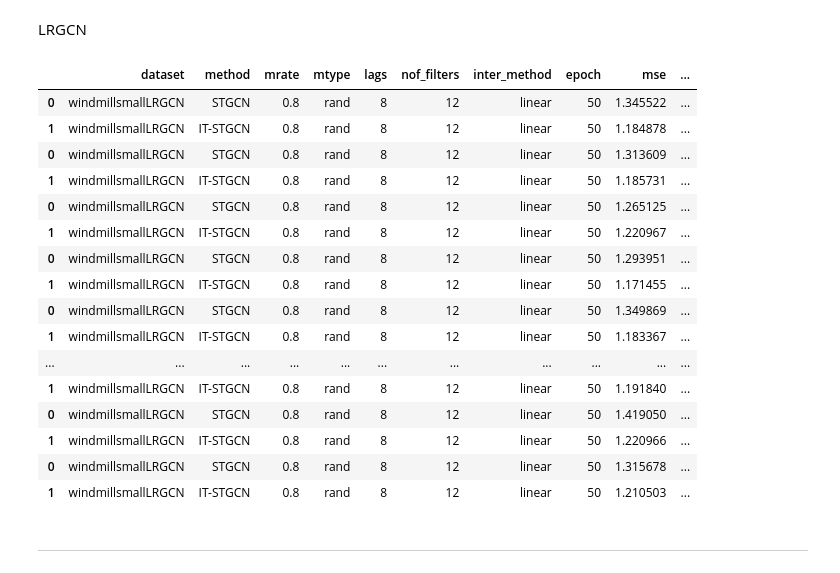
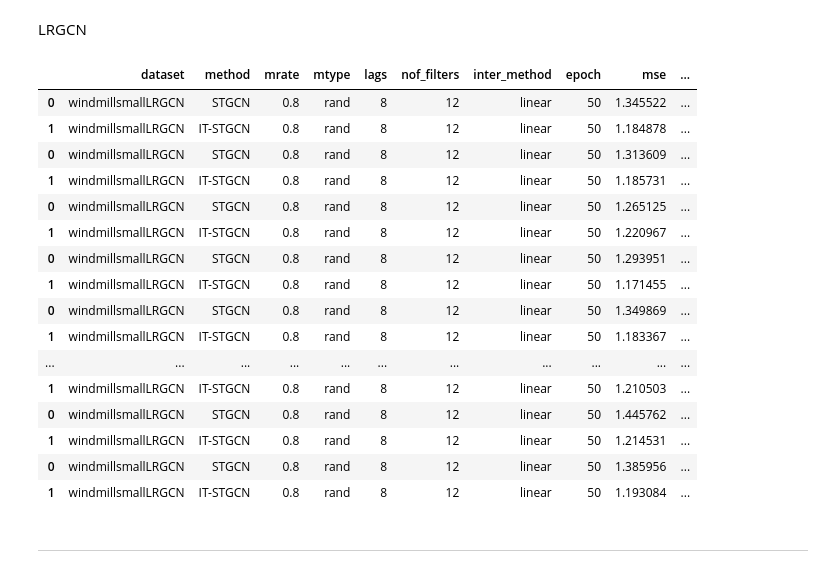
Before and after one commit to seoyeonc/ITTGNN_blog, a Jupyter notebook: posts/2_research/done.ipynb, the cells around one changed output. Cells and saved outputs as stored; diff of their text form; code cells hidden in the pictures.

```diff
--- a/posts/2_research/done.ipynb
+++ b/posts/2_research/done.ipynb
@@ -211,38 +222,40 @@ pd.concat([pd.read_csv('./simulation_results/2024-02-07_11-03-03.csv'), # 1
            pd.read_csv('./simulation_results/2024-02-07_20-27-31.csv'), # 2
            pd.read_csv('./simulation_results/2024-02-08_05-56-58.csv'), # 3
            pd.read_csv('./simulation_results/2024-02-09_04-47-47.csv'), # 4
            pd.read_csv('./simulation_results/2024-02-09_14-20-24.csv'), # 5
            pd.read_csv('./simulation_results/2024-02-09_23-33-55.csv'), # 6
            pd.read_csv('./simulation_results/2024-02-10_08-58-42.csv'), # 7
            pd.read_csv('./simulation_results/2024-02-10_18-19-14.csv'), # 8
            pd.read_csv('./simulation_results/2024-02-11_03-42-11.csv'), # 9
            pd.read_csv('./simulation_results/2024-02-11_13-04-46.csv'), # 10
            pd.read_csv('./simulation_results/2024-02-11_22-29-17.csv'), # 11
            pd.read_csv('./simulation_results/2024-02-12_07-55-55.csv'), # 12
            pd.read_csv('./simulation_results/2024-02-12_17-16-34.csv'), # 13
            pd.read_csv('./simulation_results/2024-02-13_02-34-46.csv'), # 14
            pd.read_csv('./simulation_results/2024-02-13_11-56-39.csv'), # 15
            pd.read_csv('./simulation_results/2024-02-13_21-22-01.csv'), # 16
            pd.read_csv('./simulation_results/2024-02-14_06-39-55.csv'), # 17
+           pd.read_csv('./simulation_results/2024-02-14_16-06-08.csv'), # 18
+           pd.read_csv('./simulation_results/2024-02-15_01-27-59.csv'), # 19
           ]).assign(model='LRGCN')
 # %% [output]
 |  | dataset | method | mrate | mtype | lags | nof_filters | inter_method | epoch | mse | ... |
 | 0 | windmillsmallLRGCN | STGCN | 0.8 | rand | 8 | 12 | linear | 50 | 1.345522 | ... |
 | 1 | windmillsmallLRGCN | IT-STGCN | 0.8 | rand | 8 | 12 | linear | 50 | 1.184878 | ... |
 | 0 | windmillsmallLRGCN | STGCN | 0.8 | rand | 8 | 12 | linear | 50 | 1.313609 | ... |
 | 1 | windmillsmallLRGCN | IT-STGCN | 0.8 | rand | 8 | 12 | linear | 50 | 1.185731 | ... |
 | 0 | windmillsmallLRGCN | STGCN | 0.8 | rand | 8 | 12 | linear | 50 | 1.265125 | ... |
 | 1 | windmillsmallLRGCN | IT-STGCN | 0.8 | rand | 8 | 12 | linear | 50 | 1.220967 | ... |
 | 0 | windmillsmallLRGCN | STGCN | 0.8 | rand | 8 | 12 | linear | 50 | 1.293951 | ... |
 | 1 | windmillsmallLRGCN | IT-STGCN | 0.8 | rand | 8 | 12 | linear | 50 | 1.171455 | ... |
 | 0 | windmillsmallLRGCN | STGCN | 0.8 | rand | 8 | 12 | linear | 50 | 1.349869 | ... |
 | 1 | windmillsmallLRGCN | IT-STGCN | 0.8 | rand | 8 | 12 | linear | 50 | 1.183367 | ... |
 | ... | ... | ... | ... | ... | ... | ... | ... | ... | ... | ... |
-| 1 | windmillsmallLRGCN | IT-STGCN | 0.8 | rand | 8 | 12 | linear | 50 | 1.191840 | ... |
-| 0 | windmillsmallLRGCN | STGCN | 0.8 | rand | 8 | 12 | linear | 50 | 1.419050 | ... |
-| 1 | windmillsmallLRGCN | IT-STGCN | 0.8 | rand | 8 | 12 | linear | 50 | 1.220966 | ... |
-| 0 | windmillsmallLRGCN | STGCN | 0.8 | rand | 8 | 12 | linear | 50 | 1.315678 | ... |
 | 1 | windmillsmallLRGCN | IT-STGCN | 0.8 | rand | 8 | 12 | linear | 50 | 1.210503 | ... |
+| 0 | windmillsmallLRGCN | STGCN | 0.8 | rand | 8 | 12 | linear | 50 | 1.445762 | ... |
+| 1 | windmillsmallLRGCN | IT-STGCN | 0.8 | rand | 8 | 12 | linear | 50 | 1.214531 | ... |
+| 0 | windmillsmallLRGCN | STGCN | 0.8 | rand | 8 | 12 | linear | 50 | 1.385956 | ... |
+| 1 | windmillsmallLRGCN | IT-STGCN | 0.8 | rand | 8 | 12 | linear | 50 | 1.193084 | ... |
 # %% [markdown]
 ---
 # %% [markdown]
```
Also changed, not shown: parts of 2 cells of this notebook, 11 other files.
